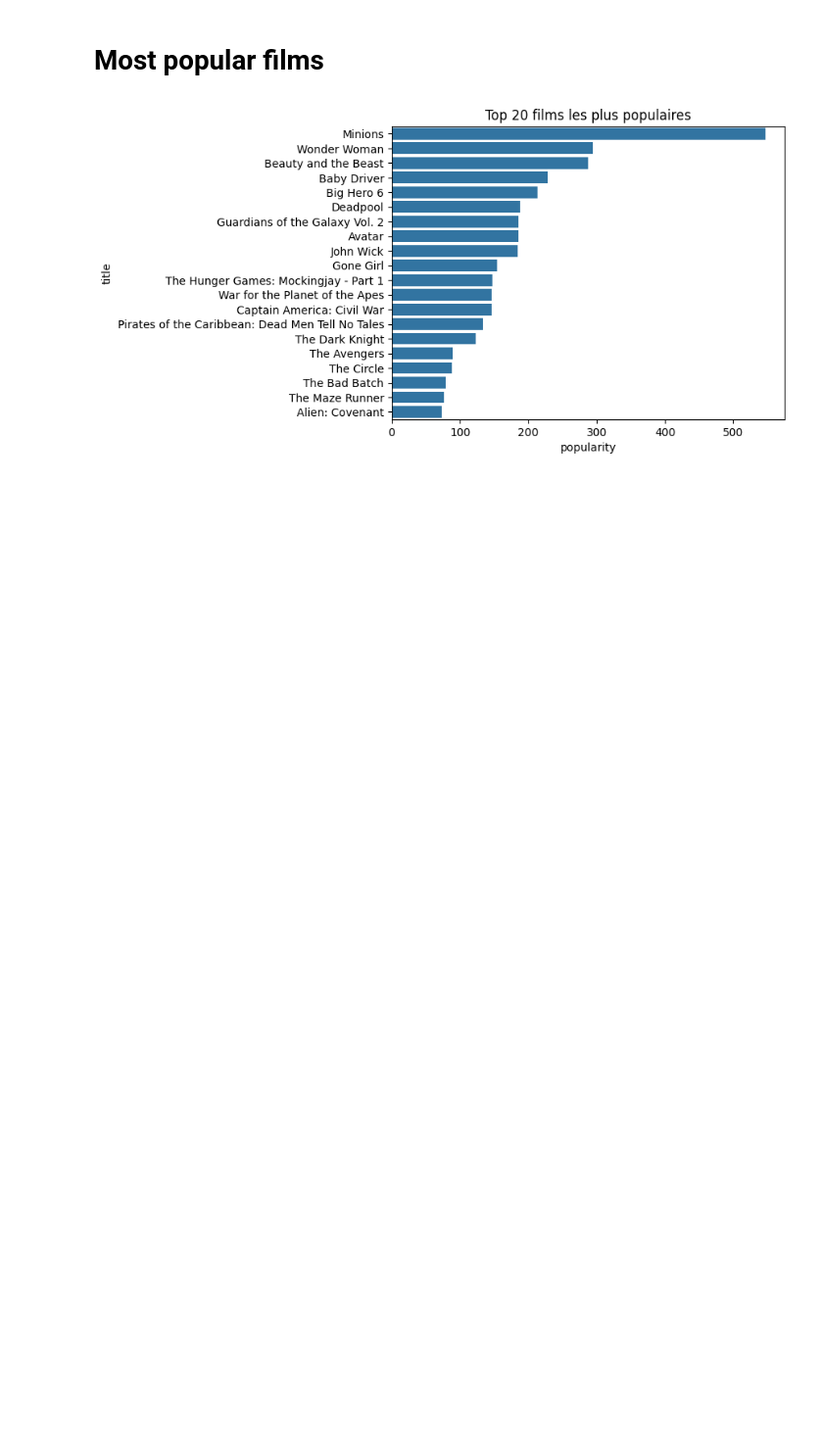
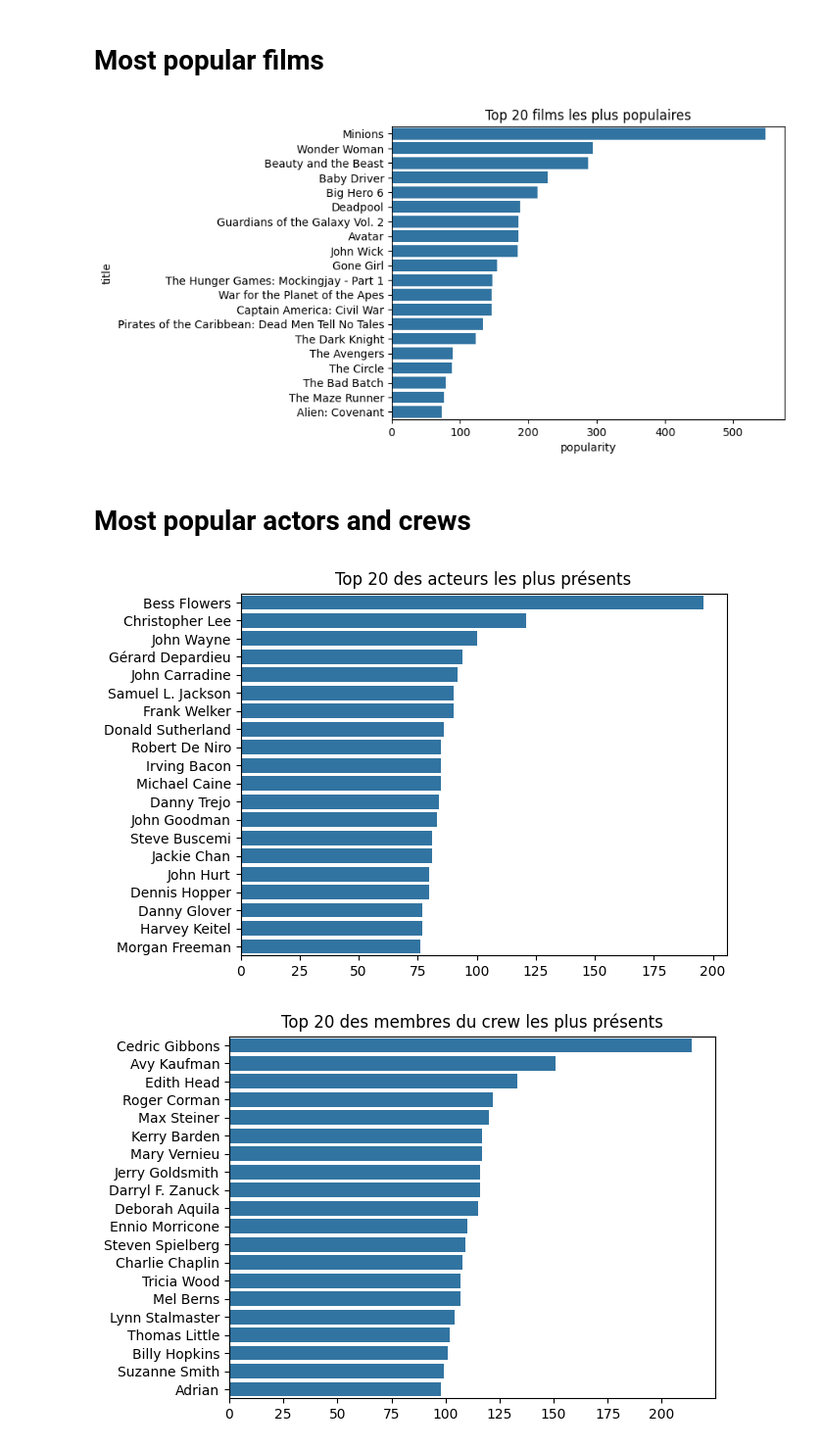
Before and after one commit to Axel-Rey/Projet_IA2, a Jupyter notebook: Code/Visualize/Visualize.ipynb, the cells around one changed output. Shown at 98% size. Saved outputs shown, nothing was run; the diff lists cells and outputs as text; code cells hidden in the pictures; blank space fills up the shorter version.

```diff
--- a/Code/Visualize/Visualize.ipynb
+++ b/Code/Visualize/Visualize.ipynb
@@ -133,3 +133,24 @@ plt.title("Top 20 films les plus populaires")
 plt.show()
 # %% [output]
 [figure]
+# %% [markdown]
+# Most popular actors and crews
+# %%
+# Acteurs les plus fréquents
+all_actors = Counter([actor for sublist in train_df["actors"].dropna() for actor in eval(sublist)])
+top_actors = all_actors.most_common(20)
+actors, counts = zip(*top_actors)
+sns.barplot(x=list(counts), y=list(actors))
+plt.title("Top 20 des acteurs les plus présents")
+plt.show()
+
+# Crew les plus fréquents
+all_crew = Counter([c for sublist in train_df["crew"].dropna() for c in eval(sublist)])
+top_crew = all_crew.most_common(20)
+crew, counts = zip(*top_crew)
+sns.barplot(x=list(counts), y=list(crew))
+plt.title("Top 20 des membres du crew les plus présents")
+plt.show()
+# %% [output]
+[figure, added]
+[figure, added]
```
Also changed, not shown: parts of 2 cells of this notebook, 2 other files.
